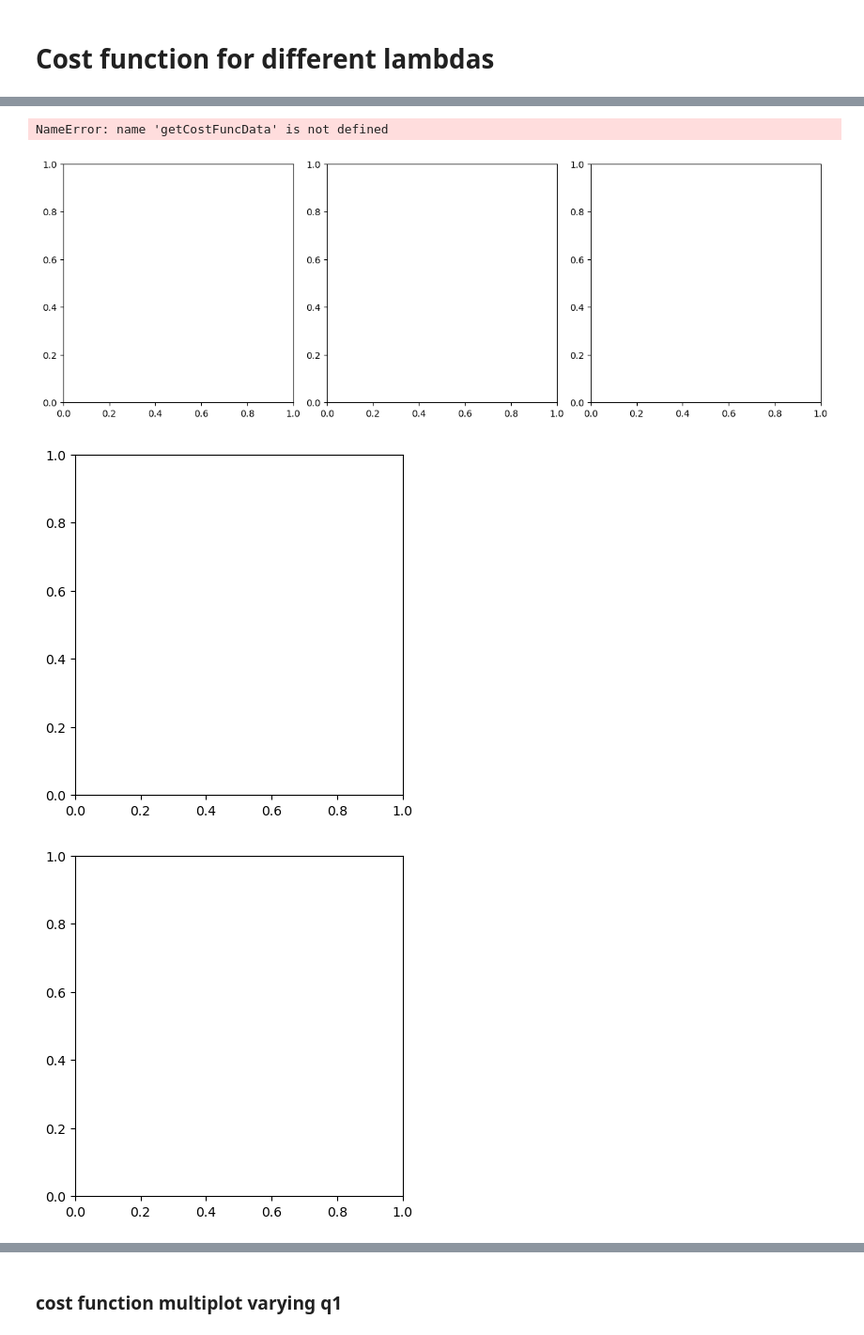
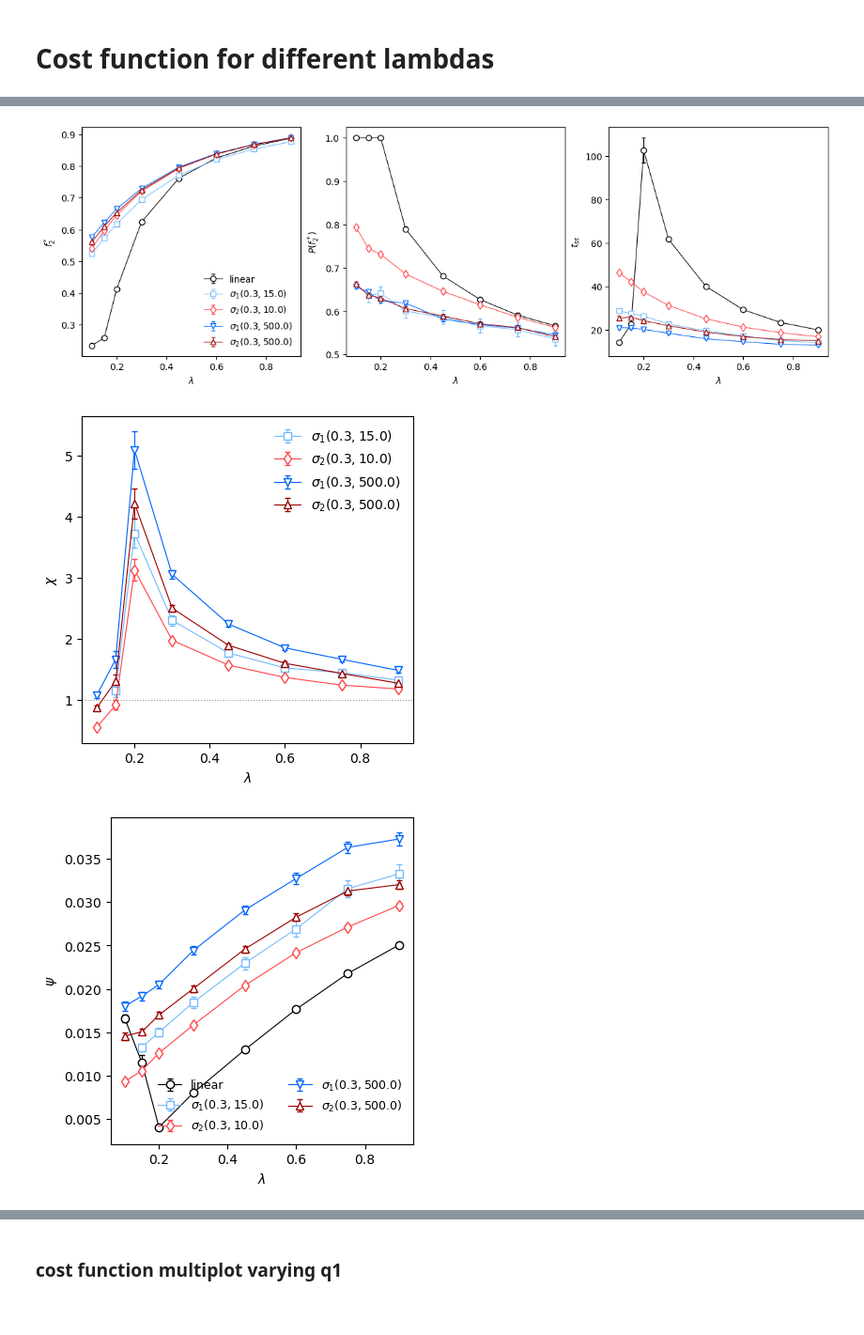
Before and after one commit to dmarchp/TFM_code, a Jupyter notebook: gillespie_sim_ci/cost_function.ipynb, the cells around one changed output, grey strips where cells are left out. Shown at 94% size. Saved outputs shown, nothing was run; the diff lists cells and outputs as text; code cells hidden in the pictures.

```diff
--- a/gillespie_sim_ci/cost_function.ipynb
+++ b/gillespie_sim_ci/cost_function.ipynb
@@ -82,11 +83,12 @@ tssAvg    54.333333
 Name: 77, dtype: float64
 [figure]
 # %%
-pis, qs, l, lci = [0.1, 0.1], [9.0, 10.0], 0.1, 0.5 # to do cost function data for the lci 0.5 cases
+pis, qs, l, lci = [0.1, 0.1], [9.0, 10.0], 0.3, 1.0 # to do cost function data for the lci 0.5 cases
 N, ic = 1000, 'N'
 
-# ci_kwargs_list = [[0, ], [1, 0.3, 10.0], [2, 0.3, 10.0]]
-ci_kwargs_list = [[0, ], [1, 0.5, 10.0], [2, 0.3, 10.0]]
+ci_kwargs_list = [[0, ], [1, 0.3, 10.0], [2, 0.3, 10.0]]
+# ci_kwargs_list = [[0, ], [1, 0.5, 10.0], [2, 0.3, 10.0]]
+# ci_kwargs_list = [[0, ], [1, 0.3, 15.0], [2, 0.3, 10.0]]
 # ci_kwargs_list = [[0, ], [1, 0.3, 500.0], [2, 0.3, 500.0]]
 # ci_kwargs_list = [[0, ], [1, 0.5, 10.0], [2, 0.5, 10.0]]
 # ci_kwargs_list = [[0, ], [1, 0.5, 500.0], [2, 0.5, 500.0]]
@@ -166,6 +168,9 @@ def get_PeaksCutdic_ls(pis, qs, lci):
         peaksCut_dic = {
             (0, ): [0.0, 0.0, 0.0, 0.4, 0.4, 0.4, 0.4, 0.4],
             (1, 0.5, 10.0): [0.2, 0.2, 0.35, 0.4, 0.4, 0.4, 0.4, 0.4],
+                (1, 0.3, 20.0): [0.3, 0.4, 0.4, 0.4, 0.4, 0.4, 0.4, 0.4],
+                (1, 0.3, 15.0): [0.3, 0.4, 0.4, 0.4, 0.4, 0.4, 0.4, 0.4],
+                (1, 0.3, 10.0): [0.2, 0.3, 0.4, 0.4, 0.4, 0.4, 0.4, 0.4],
             (2, 0.3, 10.0): [0.4, 0.4, 0.4, 0.4, 0.4, 0.4, 0.4, 0.4],
             (1, 0.3, 500.0): [0.4, 0.4, 0.4, 0.4, 0.4, 0.4, 0.4, 0.4],
             (2, 0.3, 500.0): [0.4, 0.4, 0.4, 0.4, 0.4, 0.4, 0.4, 0.4]
@@ -222,12 +227,9 @@ def get_PeaksCutdic_ls(pis, qs, lci):
         }
     return peaksCut_dic, ls
 # %%
-pis, qs, lci = [0.1, 0.1], [9.0, 10.0], 0.5
-# pis, qs, lci = [0.2, 0.2], [9.0, 10.0], 1.0
-
-def getCostFuncData(pis, qs, lci=1.0):
+def getCostFuncData(pis, qs, ci_kwargs_list, lci=1.0):
     N, ic, NreaStatData = 1000, 'N', 10000
-    ci_kwargs_list = [(0, ), (1, 0.5, 10.0), (2, 0.3, 10.0), (1, 0.3, 500.0), (2, 0.3, 500.0)]
+    # ci_kwargs_list = [(0, ), (1, 0.5, 10.0), (2, 0.3, 10.0), (1, 0.3, 500.0), (2, 0.3, 500.0)]
     costFuncData = {}
     peaksCut_dic, ls = get_PeaksCutdic_ls(pis, qs, lci)
     pichain = '_'.join([str(pi) for pi in pis])
@@ -255,7 +257,7 @@ def getCostFuncData(pis, qs, lci=1.0):
             # bin_centers, binWidth = (bin_edges[1:] + bin_edges[:-1])/2, bin_edges[1]-bin_edges[0]
             # probf2win = round(sum(hist[bin_centers>=peaksCut]*binWidth),8)
             # probf2winerr = np.sqrt(probf2win*(1-probf2win)/(len(ssDataDf['f2'])/2000))
-            probf2win, NreaStatData = float(winerProbData.query('ci_kwargs == @cistr & l == @l')['f2win'].iloc[0]), float(winerProbData.query('ci_kwargs == @cistr & l == @l')['Nrea'].iloc[0])
+            probf2win, NreaStatData = float(winerProbData.query('ci_kwargs == @cistr & l == @l')['f2'].iloc[0]), float(winerProbData.query('ci_kwargs == @cistr & l == @l')['Nrea'].iloc[0])
             probf2winerr = np.sqrt(probf2win*(1-probf2win)/NreaStatData)
             costFuncData[ci_kwargs]['probf2winVal'].append(probf2win), costFuncData[ci_kwargs]['probf2winValerr'].append(probf2winerr)
             # once having all the data compute the cost function value, and its std by error propagation:
@@ -291,10 +317,12 @@ figProd, axProd = plt.subplots(1,1, figsize=(4,4), constrained_layout=True)
 figQ, axQ = plt.subplots(1,1, figsize=(4,4), constrained_layout=True)
 x = 1
 
-ci_kwargs_list = [(0, ), (1, 0.5, 10.0), (2, 0.3, 10.0), (1, 0.3, 500.0), (2, 0.3, 500.0)]
+# ci_kwargs_list = [(0, ), (1, 0.5, 10.0), (2, 0.3, 10.0), (1, 0.3, 500.0), (2, 0.3, 500.0)]
+ci_kwargs_list = [(0, ), (1, 0.3, 15.0), (2, 0.3, 10.0), (1, 0.3, 500.0), (2, 0.3, 500.0)]
+ci_types = ['linear', 'type1_smooth', 'type2_smooth', 'type1_sharp', 'type2_sharp']
 pis, qs, N, ic = [0.1, 0.1], [9.0, 10.0], 1000, 'N'
-lci = 0.5
-costFuncData, ls = getCostFuncData(pis, qs, lci)
+lci = 1.0
+costFuncData, ls = getCostFuncData(pis, qs, ci_kwargs_list, lci)
 
 forPaper = False
 saveFig = False
@@ -331,11 +359,12 @@ for ci_kwargs in ci_kwargs_list:
 ebars = True
 # jitterer = np.linspace(-0.015,0.015, len(ci_kwargs_list))
 jitterer = np.linspace(-0.0,0.0, len(ci_kwargs_list))
-# ci_kwargs_list = [(0, ), (1, 0.3, 10.0), (2, 0.3, 10.0), (1, 0.3, 500.0), (2, 0.3, 500.0)]
-color_seq = ['k', 'xkcd:sky blue', 'xkcd:light red', 'xkcd:bright blue', 'xkcd:deep red']
-marker_seq = ['o', 's', 'd', 'v', '^']
+# color_seq = ['k', 'xkcd:sky blue', 'xkcd:light red', 'xkcd:bright blue', 'xkcd:deep red']
+# marker_seq = ['o', 's', 'd', 'v', '^']
 if ebars:
-    for ci_kwargs, cilabel, c, m, jit in zip(ci_kwargs_list, species, color_seq, marker_seq, jitterer):
+    for ci_kwargs, ci_type, jit in zip(ci_kwargs_list, ci_types, jitterer):
+        c, m = ci_kwargs_dic_2[ci_type]['color'], ci_kwargs_dic_2[ci_type]['marker']
+        cilabel = fr"$\sigma_{ci_kwargs[0]} ({ci_kwargs[1]}, {ci_kwargs[2]})$" if ci_kwargs[0] > 0 else fr"linear"
         # ebars are very small for f2winVal; for them to not be seen in the legend let's simply plot
         ax[0].errorbar(ls+jit, costFuncData[tuple(ci_kwargs)]['f2winVal'], costFuncData[tuple(ci_kwargs)]['f2winValerr'], lw=0.8, marker=m, color=c, mfc='w', label=cilabel, capsize=2.0)
         # ax[0].plot(ls+jit, costFuncData[tuple(ci_kwargs)]['f2winVal'], lw=0.8, marker=m, color=c, mfc='w', label=cilabel)
@@ -347,7 +376,9 @@ if ebars:
         axProd.errorbar(ls+jit, costFuncData[tuple(ci_kwargs)]['CF'], costFuncData[tuple(ci_kwargs)]['CFerr'], lw=0.8, marker=m, color=c, mfc='w', label=cilabel, capsize=2.0) # the psi function
         axQ.plot(ls, np.array(costFuncData[tuple(ci_kwargs)]['f2winVal'])-np.array(costFuncData[tuple(ci_kwargs)]['f1loseVal']), lw=0.8, marker=m, color=c, mfc='w', label=cilabel)
 else:
-    for ci_kwargs, cilabel, c, m in zip(ci_kwargs_list, species, color_seq, marker_seq):
+    for ci_kwargs, ci_type in zip(ci_kwargs_list, ci_types):
+        c, m = ci_kwargs_dic_2[ci_type]['color'], ci_kwargs_dic_2[ci_type]['marker']
+        cilabel = fr"$\sigma_{ci_kwargs[0]} ({ci_kwargs[1]}, {ci_kwargs[2]})$" if ci_kwargs[0] > 0 else fr"linear"
         ax[0].plot(ls, costFuncData[tuple(ci_kwargs)]['f2winVal'], lw=0.8, marker=m, color=c, mfc='w', label=cilabel)
         ax[1].plot(ls, costFuncData[tuple(ci_kwargs)]['probf2winVal'], lw=0.8, marker=m, color=c, mfc='w')
         ax[2].plot(ls, costFuncData[tuple(ci_kwargs)]['tss'], lw=0.8, marker=m, color=c, mfc='w')
@@ -364,35 +395,36 @@ axProd.legend(frameon=False, fontsize=9, ncol=2)
 # lets call the cost function with the greek letter psi, and the ratio with chi
 # jitterer = np.linspace(-0.01,0.01, len(ci_kwargs_list[1:]))
 jitterer = np.linspace(-0.0,0.0, len(ci_kwargs_list[1:]))
 psiLin, psiLinerr = np.array(costFuncData[(0, )]['CF']), np.array(costFuncData[(0, )]['CFerr'])
-for i,(ci_kwargs,cilabel,c,m,jit) in enumerate(zip(ci_kwargs_list[1:],species[1:],color_seq[1:],marker_seq[1:], jitterer)):
+for i,(ci_kwargs,ci_type,jit) in enumerate(zip(ci_kwargs_list[1:],ci_types[1:], jitterer)):
+    c, m = ci_kwargs_dic_2[ci_type]['color'], ci_kwargs_dic_2[ci_type]['marker']
+    cilabel = fr"$\sigma_{ci_kwargs[0]} ({ci_kwargs[1]}, {ci_kwargs[2]})$" if ci_kwargs[0] > 0 else fr"linear"
     psiCI, psiCIerr = np.array(costFuncData[tuple(ci_kwargs)]['CF']), np.array(costFuncData[tuple(ci_kwargs)]['CFerr'])
     chi = psiCI/psiLin
     chierr = (1/psiLin)*np.sqrt(psiCIerr**2 + (chi*psiLinerr)**2)
     if ebars:
         axCF.errorbar(ls+jit, chi, chierr, marker=m, mfc='w', color=c, capsize=2.0, lw=0.8, label=cilabel) # to use the standard color sequence: color=f'C{i+1}',
     else:
         axCF.plot(ls, chi, marker=m, mfc='w', color=c, lw=0.8)
 
 axCF.axhline(1.0, 0, 1, ls=':', lw=0.8, color='xkcd:grey')
 axCF.legend(frameon=False)
 
 if forPaper:
     ax[0].text(0.06,0.91, r'$\textbf{A}$', fontsize=17, transform=ax[0].transAxes)
     ax[1].text(0.89,0.91, r'$\textbf{B}$', fontsize=17, transform=ax[1].transAxes)
     ax[2].text(0.06,0.91, r'$\textbf{C}$', fontsize=17, transform=ax[2].transAxes)
 
 # ci_kwargs_chain = '_'.join([str(cikw) for cikw in ci_kwargs])
 pichain = '_'.join([str(pi) for pi in pis])
 qchain = '_'.join([str(q) for q in qs])
 altLabel = '_ALT' if ci_kwargs_list[1][1] != ci_kwargs_list[2][1] else ''
 
 if saveFig:
     fig.savefig(f'cost_func_data_pis_{pichain}_qs_{qchain}_lci_{lci}_N_{N}_ic_{ic}_sig12_dif_a_x0_{ci_kwargs_list[1][1]}{altLabel}.{format}')
     figCF.savefig(f'chi_pis_{pichain}_qs_{qchain}_lci_{lci}_N_{N}_ic_{ic}_sig12_dif_a_x0_{ci_kwargs_list[2][1]}{altLabel}.{format}')
     figProd.savefig(f'psi_pis_{pichain}_qs_{qchain}_lci_{lci}_N_{N}_ic_{ic}_sig12_dif_a_x0_{ci_kwargs_list[1][1]}{altLabel}.png')
 # %% [output]
-NameError: name 'getCostFuncData' is not defined
-[figure, old version]
+[figure, new version]
-[figure, old version]
+[figure, new version]
-[figure, old version]
+[figure, new version]
```
Also changed, not shown: parts of 7 cells of this notebook, 3 other files.
